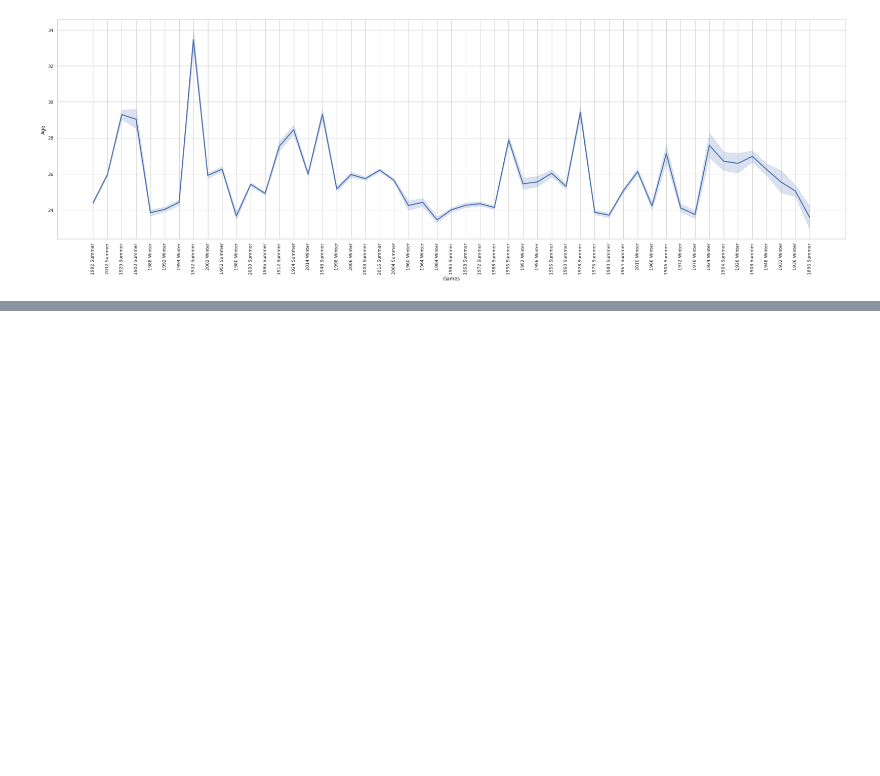
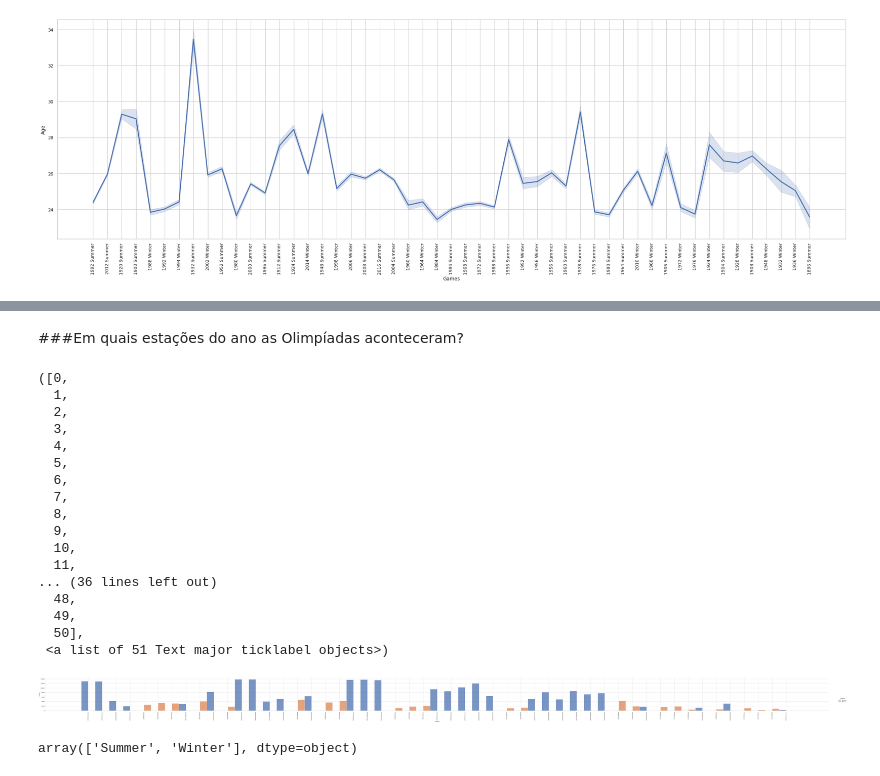
Before and after one commit to King-Bowie/projeto_olimpiadas, a Jupyter notebook: Olimpiadas.ipynb, the cells around one changed output, grey strips where cells are left out. Cells and saved outputs as stored; diff of their text form; code cells hidden in the pictures; blank space fills up the shorter version.

```diff
--- a/Olimpiadas.ipynb
+++ b/Olimpiadas.ipynb
@@ -443,0 +431,28 @@ plt.show()
+# %% [markdown]
+###Em quais estações do ano as Olimpíadas aconteceram?
+# %%
+sns.displot(data=atletas, x="Games",hue='Season',multiple="dodge",aspect=20)
+plt.xticks(rotation =90)
+# %% [output]
+([0,
+  1,
+  2,
+  3,
+  4,
+  5,
+  6,
+  7,
+  8,
+  9,
+  10,
+  11,
+... (36 lines left out)
+  48,
+  49,
+  50],
+ <a list of 51 Text major ticklabel objects>)
+[figure, added]
+# %%
+atletas.Season.unique()
+# %% [output]
+array(['Summer', 'Winter'], dtype=object)
```
Also changed, not shown: parts of 9 cells of this notebook.
